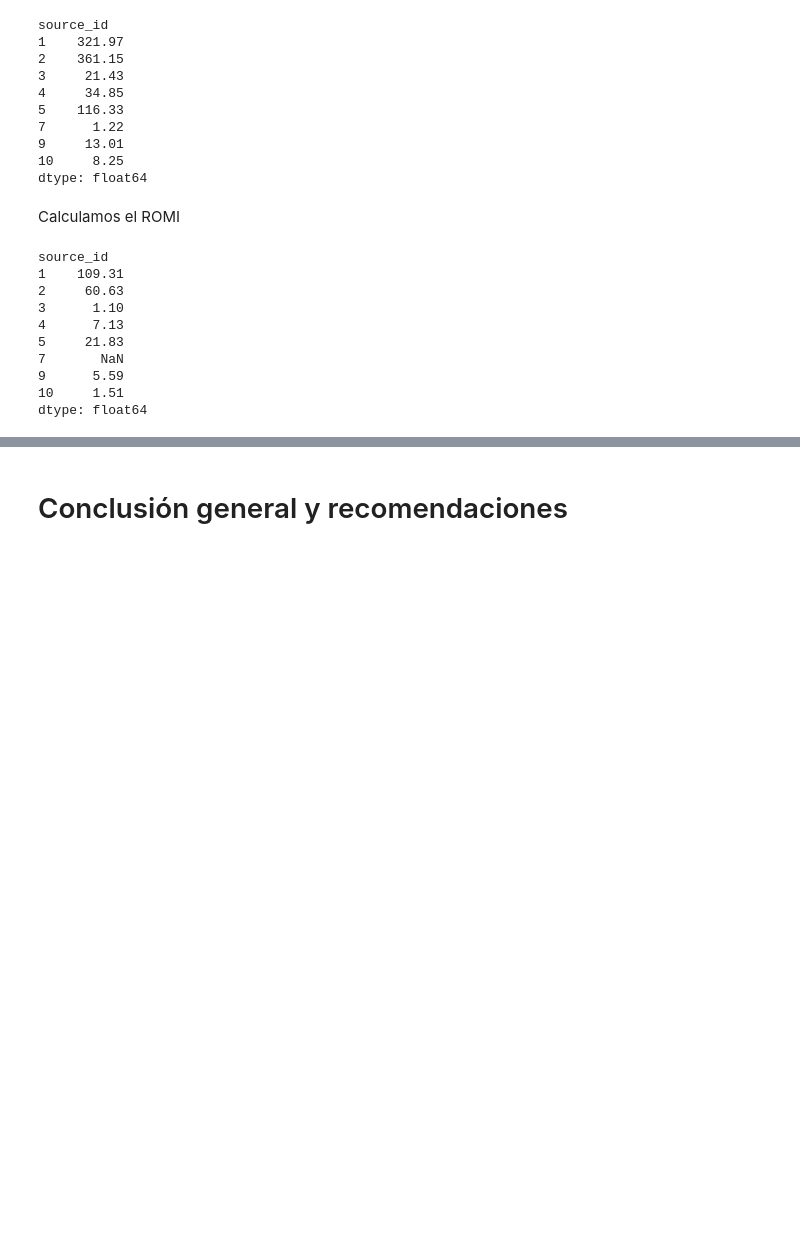
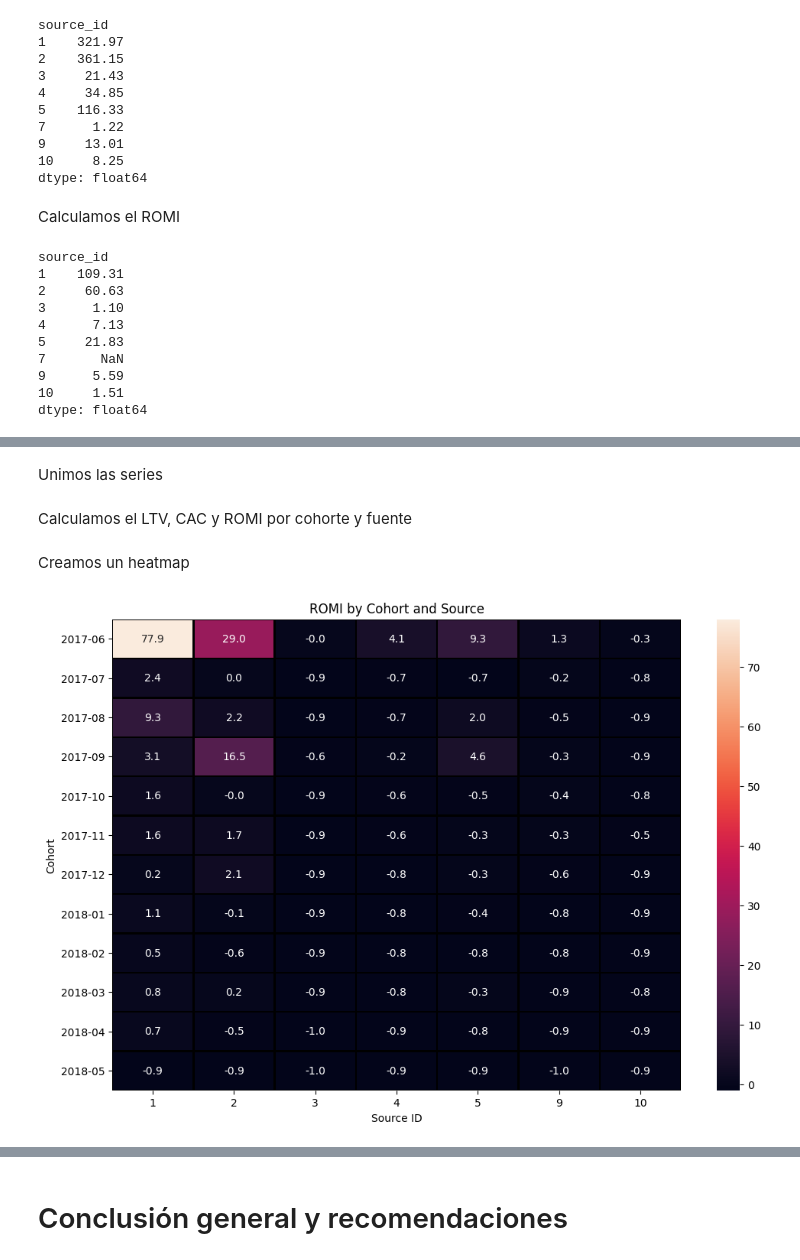
Before and after one commit to sgcuervo/showz-marketing-analysis, a Jupyter notebook: showz_marketing_analysis.ipynb, the cells around one changed output, grey strips where cells are left out. Cells and saved outputs as stored; diff of their text form; code cells hidden in the pictures; blank space fills up the shorter version.

```diff
--- a/showz_marketing_analysis.ipynb
+++ b/showz_marketing_analysis.ipynb
@@ -724,0 +774,2 @@ dtype: float64
+# %%
+romi_cohort = orders_with_source.groupby(["first_visit_cohort", "source_id"]).agg(revenue=("revenue", "sum"), n_users=("uid", "nunique")).reset_index()
@@ -724,0 +778,33 @@ dtype: float64
+# %%
+costs_by_source = costs.groupby("source_id").agg({"costs": "sum"}).reset_index()
+# %% [markdown]
+Unimos las series
+# %%
+romi_cohort = romi_cohort.merge(costs_by_source, on="source_id", how="left")
+# %% [markdown]
+Calculamos el LTV, CAC y ROMI por cohorte y fuente
+# %%
+romi_cohort["ltv"] = romi_cohort["revenue"] / romi_cohort["n_users"]
+romi_cohort["cac"] = romi_cohort["costs"] / romi_cohort["n_users"]
+romi_cohort["romi"] = (romi_cohort["ltv"] - romi_cohort["cac"]) / romi_cohort["cac"]
+# %% [markdown]
+Creamos un heatmap
+# %%
+# Creamos una tabla dinamica
+romi_pivot = romi_cohort.pivot_table(index="first_visit_cohort",
+                                      columns="source_id",
+                                      values="romi")
+
+# Heatmap
+plt.figure(figsize=(12,8))
+sns.heatmap(romi_pivot,
+            annot=True,
+            fmt=".1f",
+           linewidth=1,
+           linecolor="black")
+plt.title("ROMI by Cohort and Source")
+plt.xlabel("Source ID")
+plt.ylabel("Cohort")
+plt.show()
+# %% [output]
+[figure, added]
```
Also changed, not shown: parts of 30 cells of this notebook.
